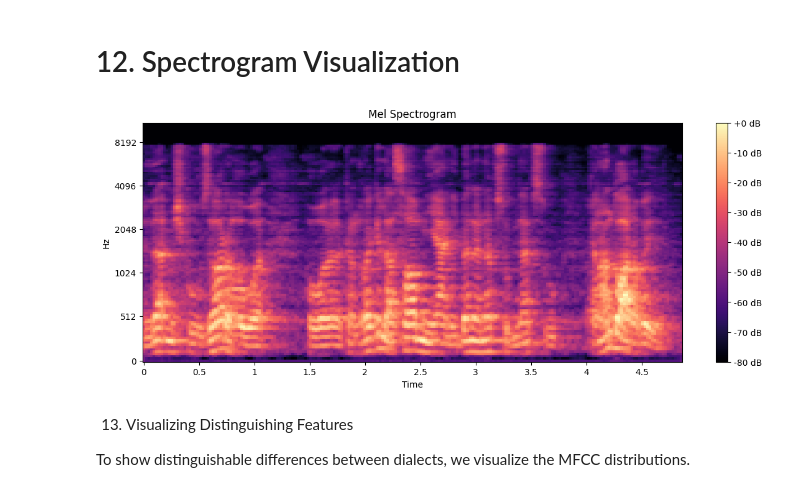
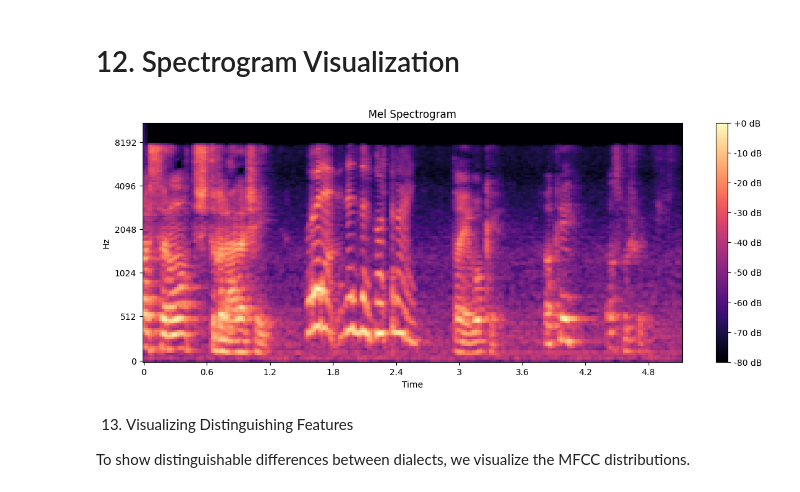
Before and after one commit to AboSaree/arabic-dialects-detection, a Jupyter notebook: ML_Task5.ipynb, the cells around one changed output. Cells and saved outputs as stored; diff of their text form; code cells hidden in the pictures.

```diff
--- a/ML_Task5.ipynb
+++ b/ML_Task5.ipynb
@@ -301,32 +300,32 @@ plt.show()
 # %% [markdown]
 # 12. Spectrogram Visualization
 # %%
-sample_file = "data/adi17_organized/EGY/EGY_-DZMl0GUwtE_171051-171533.wav"
+sample_file = "data/adi17_organized/KSA/KSA_3zis4y0fpMc_003243-003754.wav"
 
 signal, sr = librosa.load(sample_file, sr=22050)
 
 plt.figure(figsize=(14,5))
 
 spectrogram = librosa.feature.melspectrogram(
     y=signal,
     sr=sr
 )
 
 spectrogram_db = librosa.power_to_db(spectrogram, ref=np.max)
 
 librosa.display.specshow(
     spectrogram_db,
     sr=sr,
     x_axis='time',
     y_axis='mel'
 )
 
 plt.colorbar(format='%+2.0f dB')
 plt.title('Mel Spectrogram')
 
 plt.show()
 # %% [output]
-[figure, old version]
+[figure, new version]
 # %% [markdown]
  13. Visualizing Distinguishing Features
 
```
Also changed, not shown: parts of 9 cells of this notebook, 10 other files.
